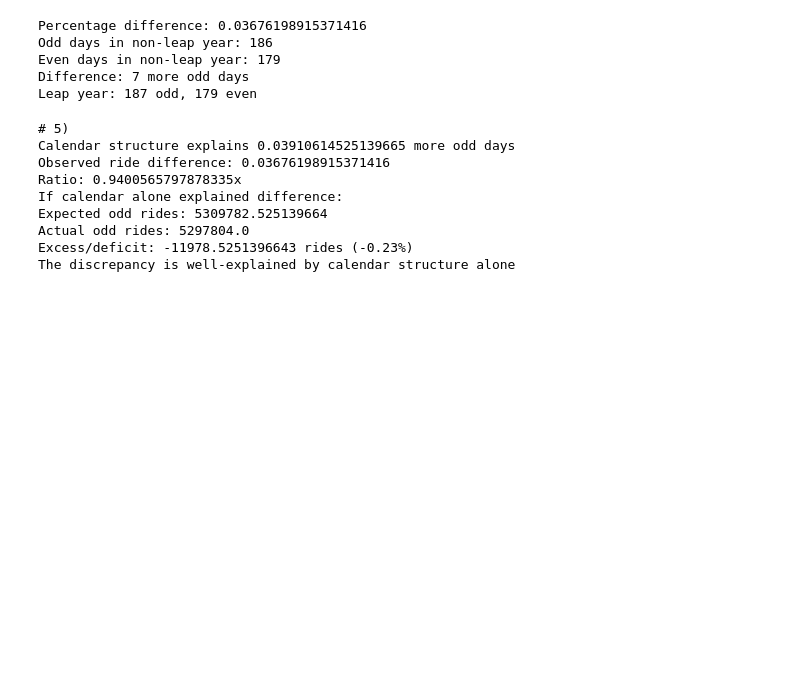
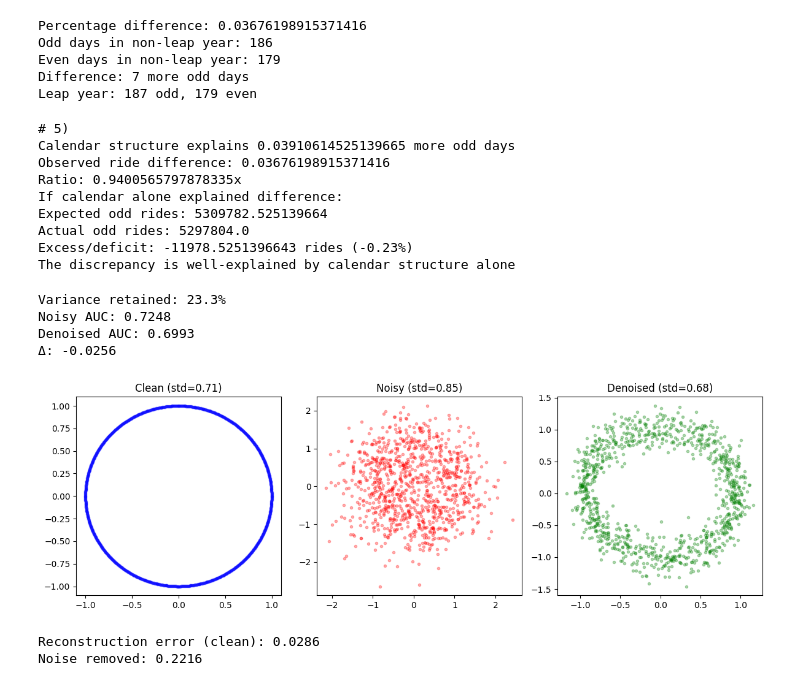
Before and after one commit to yigitates17/DSAI-Assignments, a Jupyter notebook: DSAI510_DS/hw10/DSAI510 Assignment 10.ipynb, the cells around one changed output. Saved outputs shown, nothing was run; the diff lists cells and outputs as text; code cells hidden in the pictures; blank space fills up the shorter version.

```diff
--- a/DSAI510_DS/hw10/DSAI510 Assignment 10.ipynb
+++ b/DSAI510_DS/hw10/DSAI510 Assignment 10.ipynb
@@ -238,3 +238,80 @@ Expected odd rides: 5309782.525139664
 Actual odd rides: 5297804.0
 Excess/deficit: -11978.5251396643 rides (-0.23%)
 The discrepancy is well-explained by calendar structure alone
+# %%
+import numpy as np
+import matplotlib.pyplot as plt
+from sklearn.decomposition import PCA
+from sklearn.datasets import make_classification
+from sklearn.linear_model import LogisticRegression
+from sklearn.metrics import roc_auc_score
+
+np.random.seed(42)
+
+X_clean, y = make_classification(
+    n_samples=1000, n_features=50, n_informative=5, n_redundant=2,
+    n_clusters_per_class=2, flip_y=0.03, random_state=42
+)
+
+noise = np.random.normal(0, 2.0, X_clean.shape)
+X_noisy = X_clean + noise
+
+pca = PCA(n_components=7)
+X_reduced = pca.fit_transform(X_noisy)
+X_denoised = pca.inverse_transform(X_reduced)
+
+print(f"Variance retained: {pca.explained_variance_ratio_.sum():.1%}")
+
+lr_noisy = LogisticRegression(max_iter=1000).fit(X_noisy[:800], y[:800])
+lr_denoised = LogisticRegression(max_iter=1000).fit(X_denoised[:800], y[:800])
+
+auc_noisy = roc_auc_score(y[800:], lr_noisy.predict_proba(X_noisy[800:])[:, 1])
+auc_denoised = roc_auc_score(y[800:], lr_denoised.predict_proba(X_denoised[800:])[:, 1])
+
+print(f"Noisy AUC: {auc_noisy:.4f}")
+print(f"Denoised AUC: {auc_denoised:.4f}")
+print(f"Δ: {auc_denoised - auc_noisy:+.4f}")
+# %% [output]
+Variance retained: 23.3%
+Noisy AUC: 0.7248
+Denoised AUC: 0.6993
+Δ: -0.0256
+# %%
+np.random.seed(42)
+
+t = np.linspace(0, 4 * np.pi, 1000)
+X_clean = np.column_stack([
+    np.sin(t),
+    np.cos(t),
+    np.sin(2 * t),
+    np.sin(t) * np.cos(t),
+    np.sin(t) ** 2
+])
+X_clean = np.hstack([X_clean, X_clean @ np.random.randn(5, 45)])
+
+noise = np.random.normal(0, 0.5, X_clean.shape)
+X_noisy = X_clean + noise
+
+pca = PCA(n_components=5)
+X_denoised = pca.inverse_transform(pca.fit_transform(X_noisy))
+
+fig, axes = plt.subplots(1, 3, figsize=(12, 4))
+
+axes[0].plot(X_clean[:, 0], X_clean[:, 1], 'b.', alpha=0.3)
+axes[0].set_title(f"Clean (std={X_clean[:, 0].std():.2f})")
+
+axes[1].plot(X_noisy[:, 0], X_noisy[:, 1], 'r.', alpha=0.3)
+axes[1].set_title(f"Noisy (std={X_noisy[:, 0].std():.2f})")
+
+axes[2].plot(X_denoised[:, 0], X_denoised[:, 1], 'g.', alpha=0.3)
+axes[2].set_title(f"Denoised (std={X_denoised[:, 0].std():.2f})")
+
+plt.tight_layout()
+plt.show()
+
+print(f"Reconstruction error (clean): {np.mean((X_clean - X_denoised) ** 2):.4f}")
+print(f"Noise removed: {np.mean((X_noisy - X_clean) ** 2) - np.mean((X_denoised - X_clean) ** 2):.4f}")
+# %% [output]
+[figure, added]
+Reconstruction error (clean): 0.0286
+Noise removed: 0.2216
```
Also changed, not shown: 31 other files.
